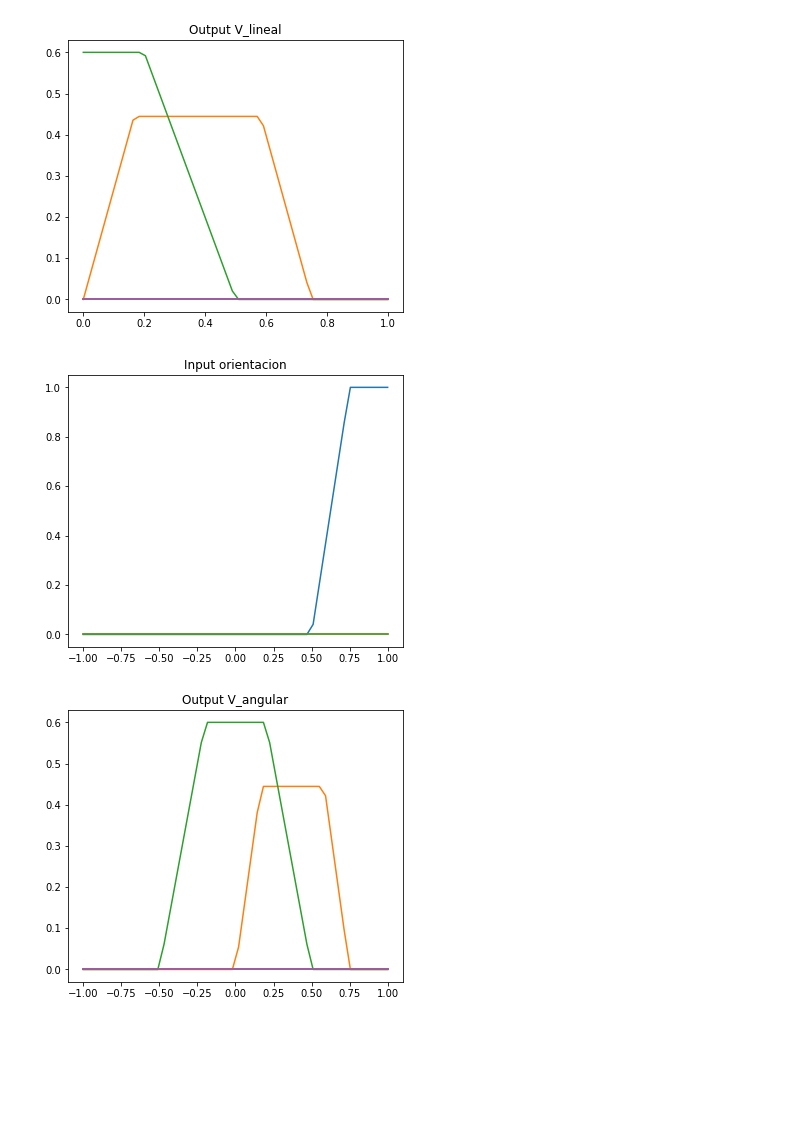
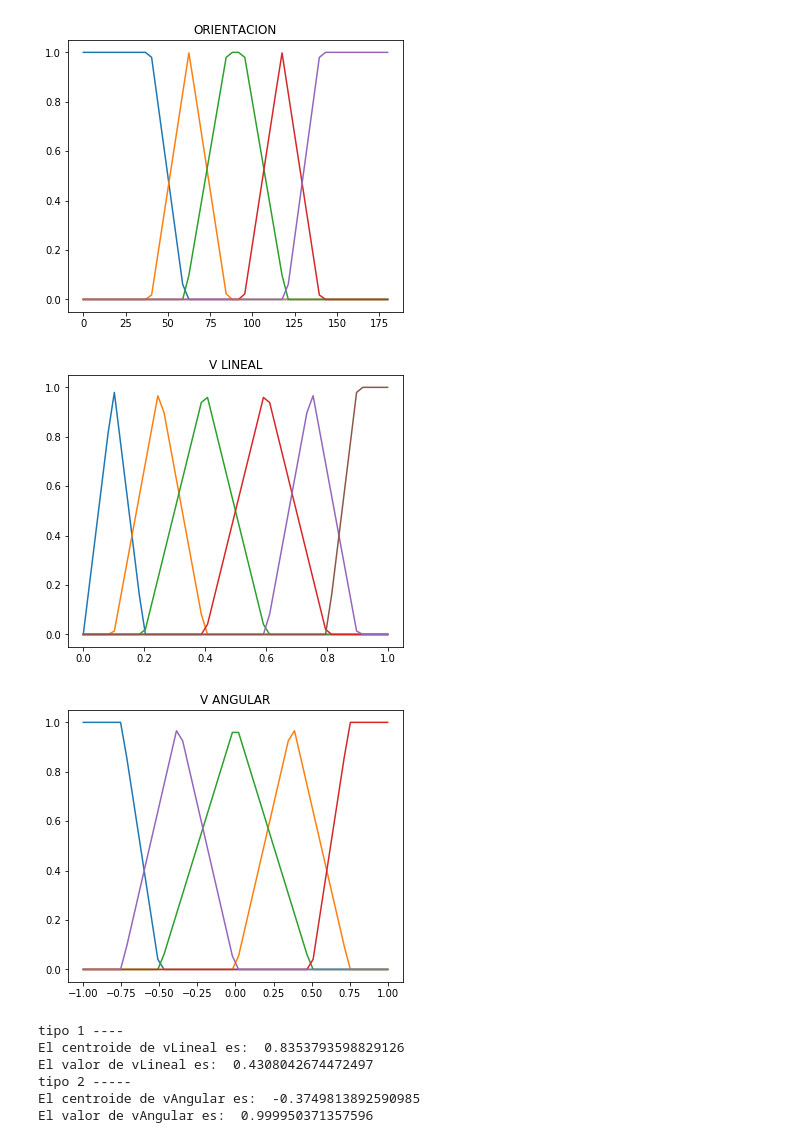
Before and after one commit to aju13171/Minis, a Jupyter notebook: Mini5/Codigos/Fuzzy 2.ipynb, the cells around one changed output. Saved outputs shown, nothing was run; the diff lists cells and outputs as text; code cells hidden in the pictures; blank space fills up the shorter version.

```diff
--- a/Mini5/Codigos/Fuzzy 2.ipynb
+++ b/Mini5/Codigos/Fuzzy 2.ipynb
@@ -393,28 +393,31 @@ def Centroide(tipo, fun, limi, lims, dx=0.01):
         print("tipo 1 ----")
         for i in x:
             z.append(fun(i,0))
-            zx.append(fun(i,0))
+            zx.append(fun(i,0)*i)
         #z = fun(x,0)
         #zx = fun(x,0)*x
     else:
         print("tipo 2 -----")
         for i in x:
             z.append(fun(0,i))
-            zx.append(fun(0,i))
+            zx.append(fun(0,i)*i)
         #z = fun(0,x)
         #zx = fun(0,x)*x
-    plt.plot(x,z)
-    plt.show()
+    #plt.plot(x,z)
+    #plt.show()
     iz = np.trapz(z,x)
     izx = np.trapz(zx,x)
-    print("iz: ", iz)
-    print("izx: ", izx)
+    #print("iz: ", iz)
+    #print("izx: ", izx)
     return izx/iz
 # %%
 tests = 0 #bloque de tests
-graficas = 0 #bloque para graficas de pertenencia
-graficaT = 0 #bloque para graficas combinadas
+graficas = 1 #bloque para graficas de pertenencia
+graficaT = 1 #bloque para graficas combinadas
 graficaC = 1 #bloque para graficas cortadas
+
+ang = 180
+dist = 1
 
 if(tests):
     #tests
@@ -430,15 +433,15 @@ if(graficas):
 if(graficaT):
     #f_out1
     #graficador("GRAFICAS COMBINADAS VLINEAL", 1,[0,1],[f_out1(0.6,75)])
-    #cL = Centroide(1, f_out1(0.6,75),0,1)
-    #print("El centroide de vLineal es: ", cL)
-    #print("El valor de vLineal es: ", f_out1(0.6,75)(cL,0))
+    cL = Centroide(1, f_out1(dist,ang),0,1)
+    print("El centroide de vLineal es: ", cL)
+    print("El valor de vLineal es: ", f_out1(dist,ang)(cL,0))
 
     #f_out2
-    graficador("GRAFICAS COMBINADAS VANGULAR ",2,[-1,1],[f_out2(0.6,75)])
-    cA = Centroide(2, f_out2(0.6,75),-1,1)
+    #graficador("GRAFICAS COMBINADAS VANGULAR ",2,[-1,1],[f_out2(dist,ang)])
+    cA = Centroide(2, f_out2(dist,ang),-1,1)
     print("El centroide de vAngular es: ", cA)
-    print("El valor de vAngular es: ", f_out2(0.6,75)(0,cA))
+    print("El valor de vAngular es: ", f_out2(dist,ang)(0,cA))
 if(graficaC):
     graficador("Input Distancia", 1, [0,1],[super_rapido,clau1(0.6,75),hipo1(0.6,75)])
     graficador("Output V_lineal",2, [0,1],[clau7(0.6,75),clau8(0.6,75),clau9(0.6,75),clau10(0.6,75),clau11(0.6,75)])
@@ -450,3 +453,9 @@ if(graficaC):
-[figure, old version]
+[figure, new version]
-[figure, old version]
+[figure, new version]
-[figure, old version]
+[figure, new version]
+tipo 1 ----
+El centroide de vLineal es:  0.8353793598829126
+El valor de vLineal es:  0.4308042674472497
+tipo 2 -----
+El centroide de vAngular es:  -0.3749813892590985
+El valor de vAngular es:  0.999950371357596
```
Also changed, not shown: parts of 2 cells of this notebook, 8 other files.
